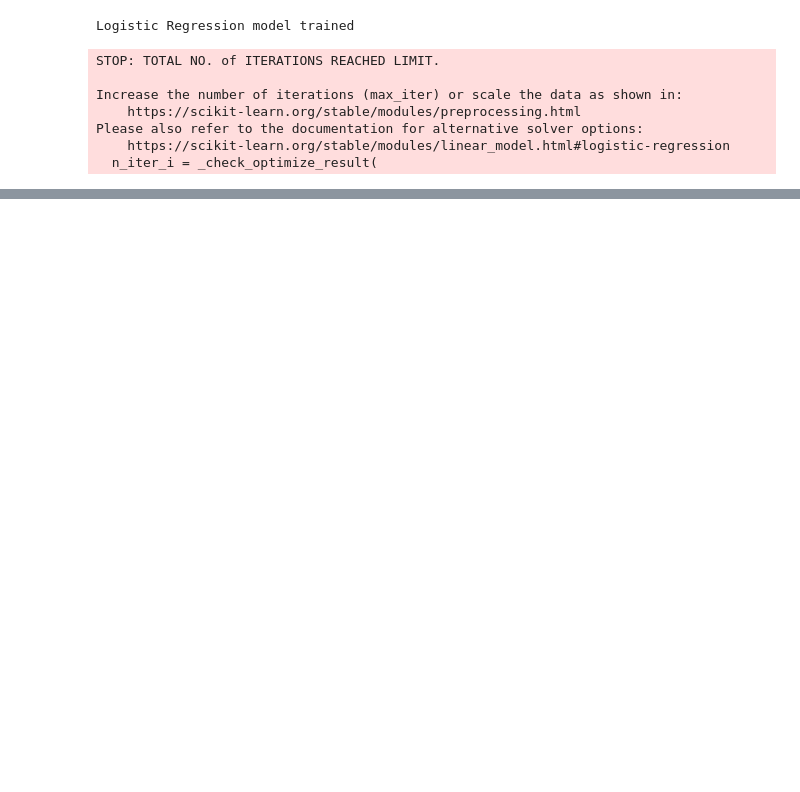
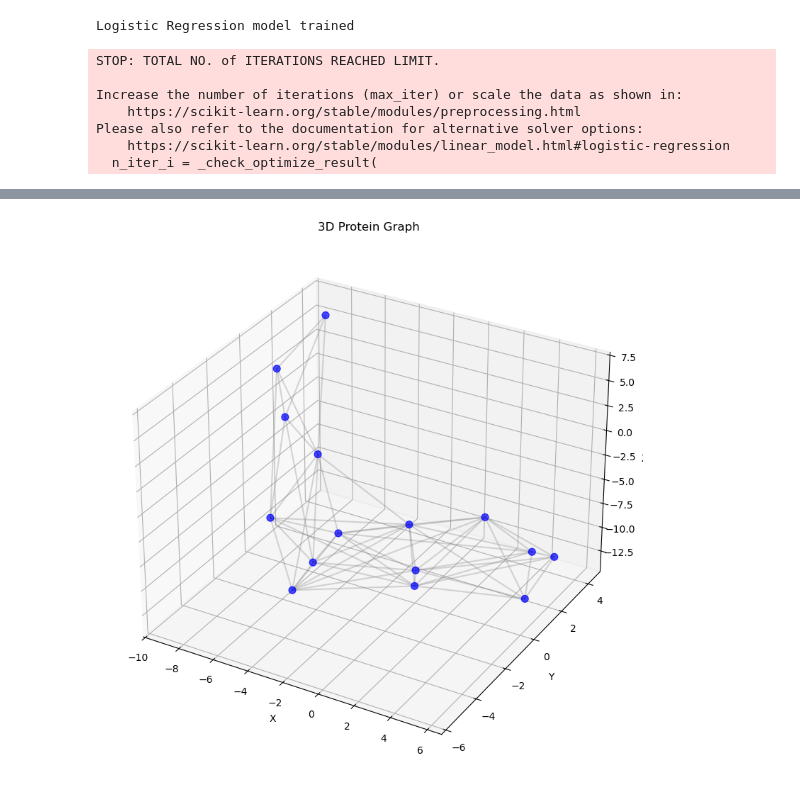
Before and after one commit to beyzoskaya/proteinAllergenClassification, a Jupyter notebook: read_data.ipynb, the cells around one changed output, grey strips where cells are left out. Saved outputs shown, nothing was run; the diff lists cells and outputs as text; code cells hidden in the pictures; blank space fills up the shorter version.

```diff
--- a/read_data.ipynb
+++ b/read_data.ipynb
@@ -446,0 +599,11 @@ weighted avg       0.81      0.79      0.79      5680
+# %%
+import py3Dmol
+import IPython.display as display
+
+view = py3Dmol.view(width=800, height=600)
+with open("AlphaFold/test_8c970/test_8c970_unrelaxed_rank_002_alphafold2_ptm_model_2_seed_000.pdb") as f:
+    pdb_data = f.read()
+view.addModel(pdb_data, "pdb")
+view.setStyle({'cartoon': {'color': 'spectrum'}})
+view.zoomTo()
+view.show()
@@ -446,0 +614,72 @@ weighted avg       0.81      0.79      0.79      5680
+# %%
+import networkx as nx
+from Bio.PDB import PDBParser
+import numpy as np
+import matplotlib.pyplot as plt
+from mpl_toolkits.mplot3d import Axes3D
+
+def create_protein_graph(pdb_file, distance_threshold=10.0):
+
+    parser = PDBParser(QUIET=True)
+    structure = parser.get_structure("protein", pdb_file)
+
+    G = nx.Graph()
+
+    residue_list = []
+    for model in structure:
+        for chain in model:
+            for residue in chain:
+                if 'CA' in residue:
+                    residue_id = residue.get_id()[1]  # Residue number
+                    print(f"Residue id: {residue_id}")
+                    residue_name = residue.get_resname()  # Amino acid type from Bio.PDB.Residue API
+                    print(f"Residue name: {residue_name}")
+                    coords = residue['CA'].get_coord()  # CA atom coordinates
+                    print(f"Coords of atom: {coords}")
+
+                    G.add_node(residue_id,
+                              residue_name=residue_name,
+                              coords=coords,
+                              position=residue_id)  # Position in sequence
+
+                    residue_list.append((residue_id, coords))
+
+    for i, (res_i, coord_i) in enumerate(residue_list):
+        for j, (res_j, coord_j) in enumerate(residue_list[i+1:], i+1):
+            distance = np.linalg.norm(coord_i - coord_j) # Manhattan Distance between different amino acids based on a threshold
+            print(f"Distance: {distance}")
+            if distance < distance_threshold:
+                G.add_edge(res_i, res_j, weight=distance)
+
+    return G, residue_list
+
+def visualize_protein_graph(G, residue_list):
+    coords = np.array([coord for _, coord in residue_list])
+
+    fig = plt.figure(figsize=(10, 8))
+    ax = fig.add_subplot(111, projection='3d')
+
+    ax.scatter(coords[:, 0], coords[:, 1], coords[:, 2], c='blue', s=50, alpha=0.7)
+
+    for u, v in G.edges():
+        coord_u = G.nodes[u]['coords']
+        coord_v = G.nodes[v]['coords']
+        ax.plot([coord_u[0], coord_v[0]],
+                [coord_u[1], coord_v[1]],
+                [coord_u[2], coord_v[2]], 'gray', alpha=0.3)
+
+    ax.set_title("3D Protein Graph")
+    ax.set_xlabel("X")
+    ax.set_ylabel("Y")
+    ax.set_zlabel("Z")
+    plt.tight_layout()
+    plt.show()
+
+    print(f"Number of nodes: {G.number_of_nodes()}")
+    print(f"Number of edges: {G.number_of_edges()}")
+    print(f"Average degree: {2*G.number_of_edges()/G.number_of_nodes():.2f}")
+
+pdb_file_path = "allergen_3552_unrelaxed_rank_004_alphafold2_ptm_model_1_seed_000.pdb"
+G, residue_list = create_protein_graph(pdb_file_path)
+visualize_protein_graph(G, residue_list)
+# %% [output]
@@ -446,0 +703 @@ weighted avg       0.81      0.79      0.79      5680
+[figure, added]
```
Also changed, not shown: parts of 23 cells of this notebook, 11 other files.
